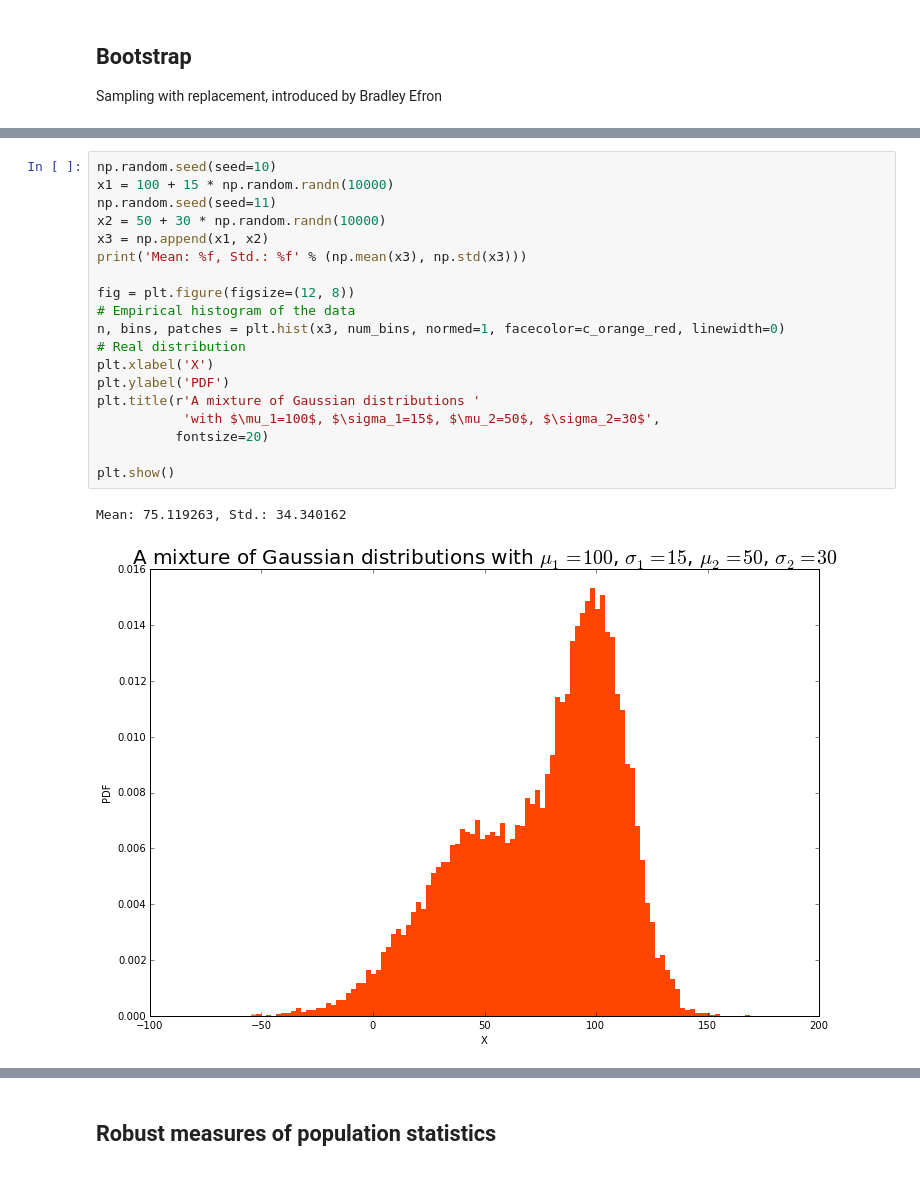
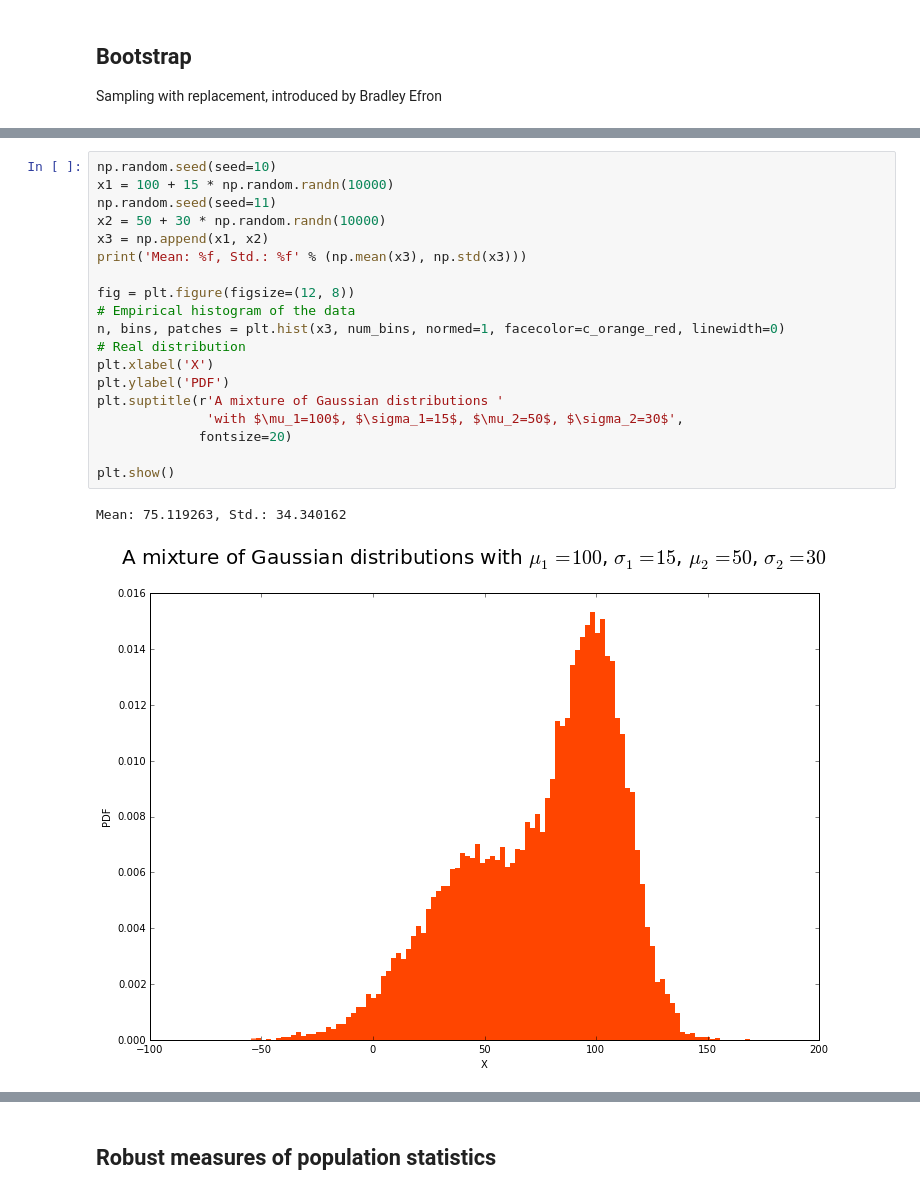
Before and after one commit to zengxiaohanzxh/ipython-tutorials, a Jupyter notebook: decision-tree-ensemble/Trees and Ensembles.ipynb, the cells around one changed output, grey strips where cells are left out. Cells and saved outputs as stored; diff of their text form.

```diff
--- a/decision-tree-ensemble/Trees and Ensembles.ipynb
+++ b/decision-tree-ensemble/Trees and Ensembles.ipynb
@@ -239,25 +283,25 @@ plt.show()
 # %%
 np.random.seed(seed=10)
 x1 = 100 + 15 * np.random.randn(10000)
 np.random.seed(seed=11)
 x2 = 50 + 30 * np.random.randn(10000)
 x3 = np.append(x1, x2)
 print('Mean: %f, Std.: %f' % (np.mean(x3), np.std(x3)))
 
 fig = plt.figure(figsize=(12, 8))
 # Empirical histogram of the data
 n, bins, patches = plt.hist(x3, num_bins, normed=1, facecolor=c_orange_red, linewidth=0)
 # Real distribution
 plt.xlabel('X')
 plt.ylabel('PDF')
-plt.title(r'A mixture of Gaussian distributions '
-           'with $\mu_1=100$, $\sigma_1=15$, $\mu_2=50$, $\sigma_2=30$',
-          fontsize=20)
+plt.suptitle(r'A mixture of Gaussian distributions '
+              'with $\mu_1=100$, $\sigma_1=15$, $\mu_2=50$, $\sigma_2=30$',
+             fontsize=20)
 
 plt.show()
 # %% [output]
 Mean: 75.119263, Std.: 34.340162
-[figure, old version]
+[figure, new version]
 # %%
 x4 = []
 for i in range(20000):
```
Also changed, not shown: parts of 18 cells of this notebook.
